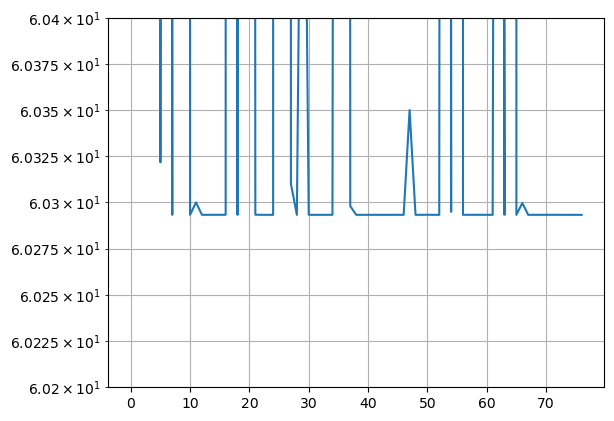
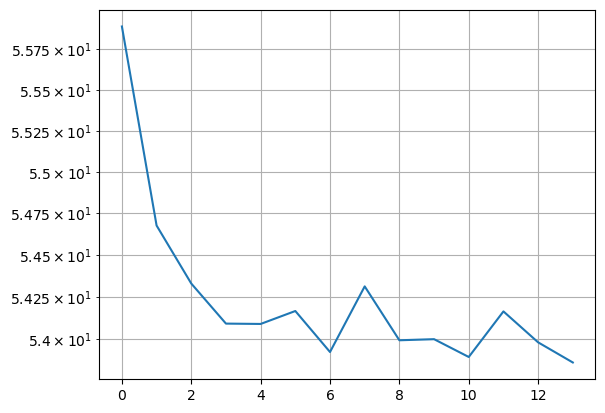
The change to this notebook cell's code, shown as a diff; its figure went from the first image to the second:
--- before
+++ after
@@ -1,7 +1,7 @@
-bs = 4
-train_hist = np.load(f'models/PINN_ext_bootstrap_{bs}/training_history.npy')
+bs = 3
+train_hist = np.load(f'models/PINN_ext_bootstrap_{bs}/val_loss_hist.npy')
 plt.plot(train_hist)
 plt.yscale('log')
 plt.grid(axis='both',which='both')
 # plt.ylim([train_hist[0],6.02933*1e1])
-plt.ylim([60.2,60.4])
+# plt.ylim([60.2,60.4])

Commit: Simpler architecture, and saving all models.